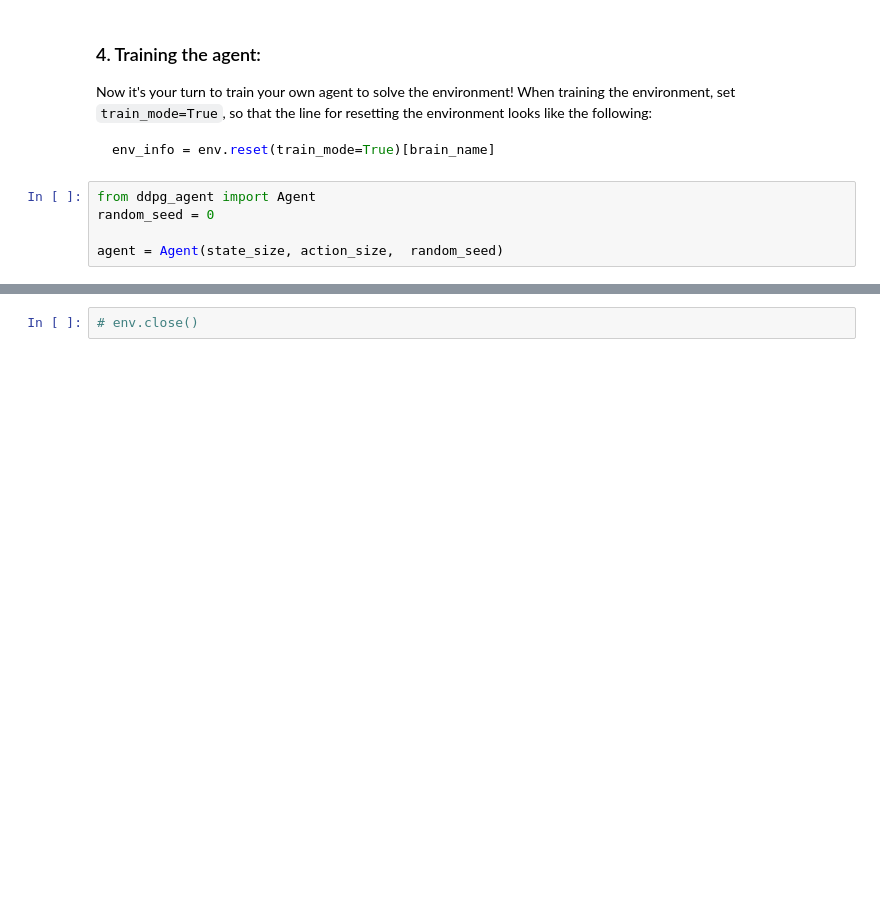
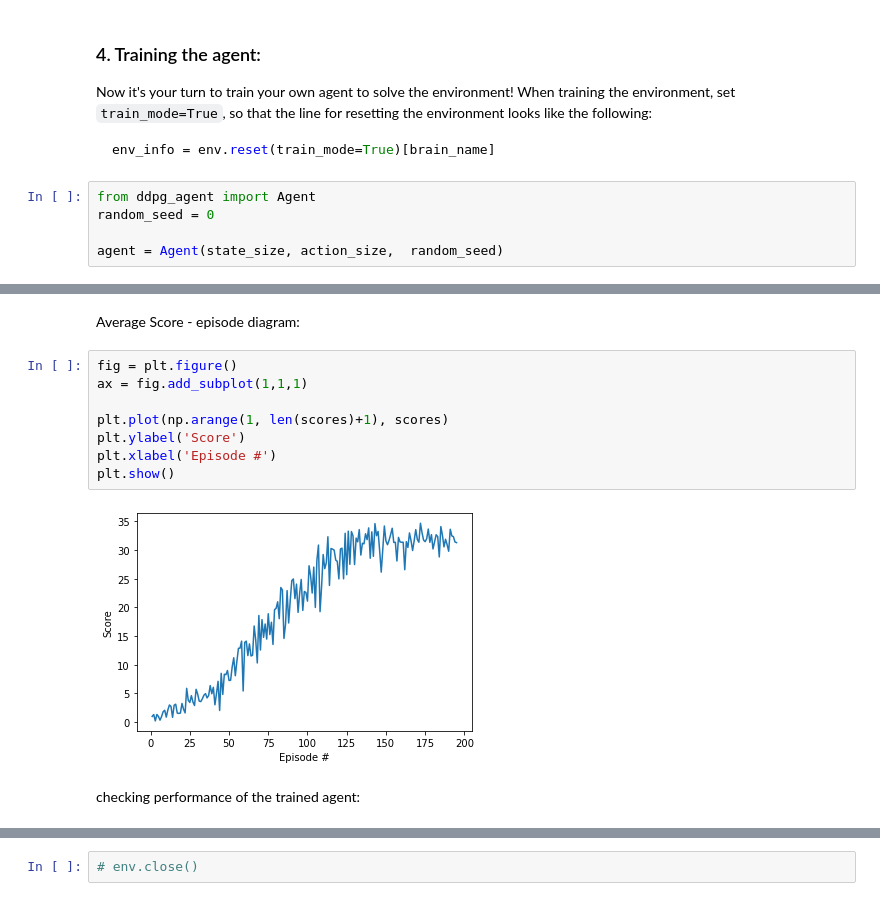
Before and after one commit to Sevrima/deepRL-Continuous-Control, a Jupyter notebook: Continuous_Control.ipynb, the cells around one changed output, grey strips where cells are left out. Drawn from its saved outputs; the diff is of its cells as text; blank space fills up the shorter version.

Commit message:
testing trained agent added

```diff
--- a/Continuous_Control.ipynb
+++ b/Continuous_Control.ipynb
@@ -200,0 +210,14 @@ Episode 7       Total Average Score: 0.99       Current Average Score: 1.81
+# %% [markdown]
+Average Score - episode diagram:
+# %%
+fig = plt.figure()
+ax = fig.add_subplot(1,1,1)
+
+plt.plot(np.arange(1, len(scores)+1), scores)
+plt.ylabel('Score')
+plt.xlabel('Episode #')
+plt.show()
+# %% [output]
+[figure, added]
+# %% [markdown]
+checking performance of the trained agent:
```
Also changed, not shown: parts of 2 cells of this notebook.
